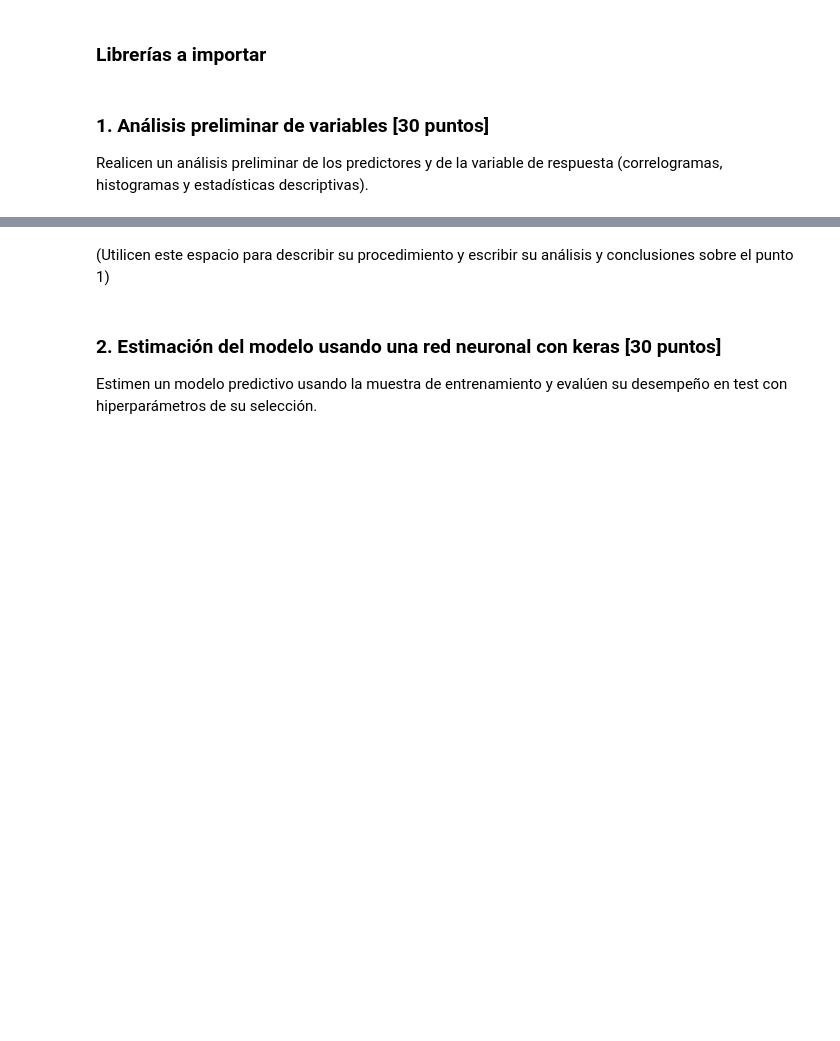
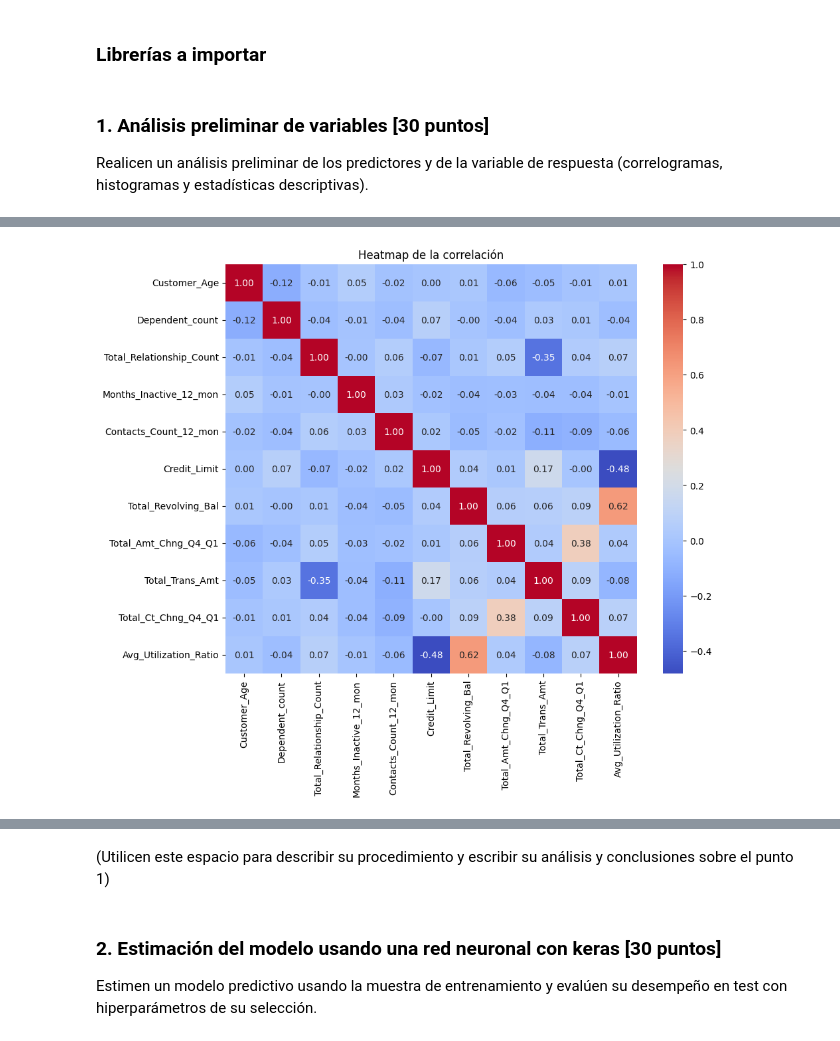
Before and after one commit to molinamarriott/DL-mlp, a Jupyter notebook: S2TCPEP2.ipynb, the cells around one changed output, grey strips where cells are left out. Saved outputs shown, nothing was run; the diff lists cells and outputs as text; code cells hidden in the pictures; blank space fills up the shorter version.

```diff
--- a/S2TCPEP2.ipynb
+++ b/S2TCPEP2.ipynb
@@ -58,0 +199,17 @@ Realicen un análisis preliminar de los predictores y de la variable de respuest
+# %%
+# Omito las variables altamente correlacionadas para evitar multicolinealidad
+omit_variables = ['Months_on_book', 'Avg_Open_To_Buy', 'Total_Trans_Ct']
+
+df_numericas = df_numericas.drop(omit_variables, axis=1)
+
+correlation_matrix = df_numericas.corr()
+
+
+plt.figure(figsize=(10, 8))
+sns.heatmap(correlation_matrix, annot=True, fmt=".2f", cmap="coolwarm", cbar=True)
+
+# Mostrar el gráfico
+plt.title("Heatmap de la correlación")
+plt.show()
+# %% [output]
+[figure, added]
```
Also changed, not shown: parts of 18 cells of this notebook.
